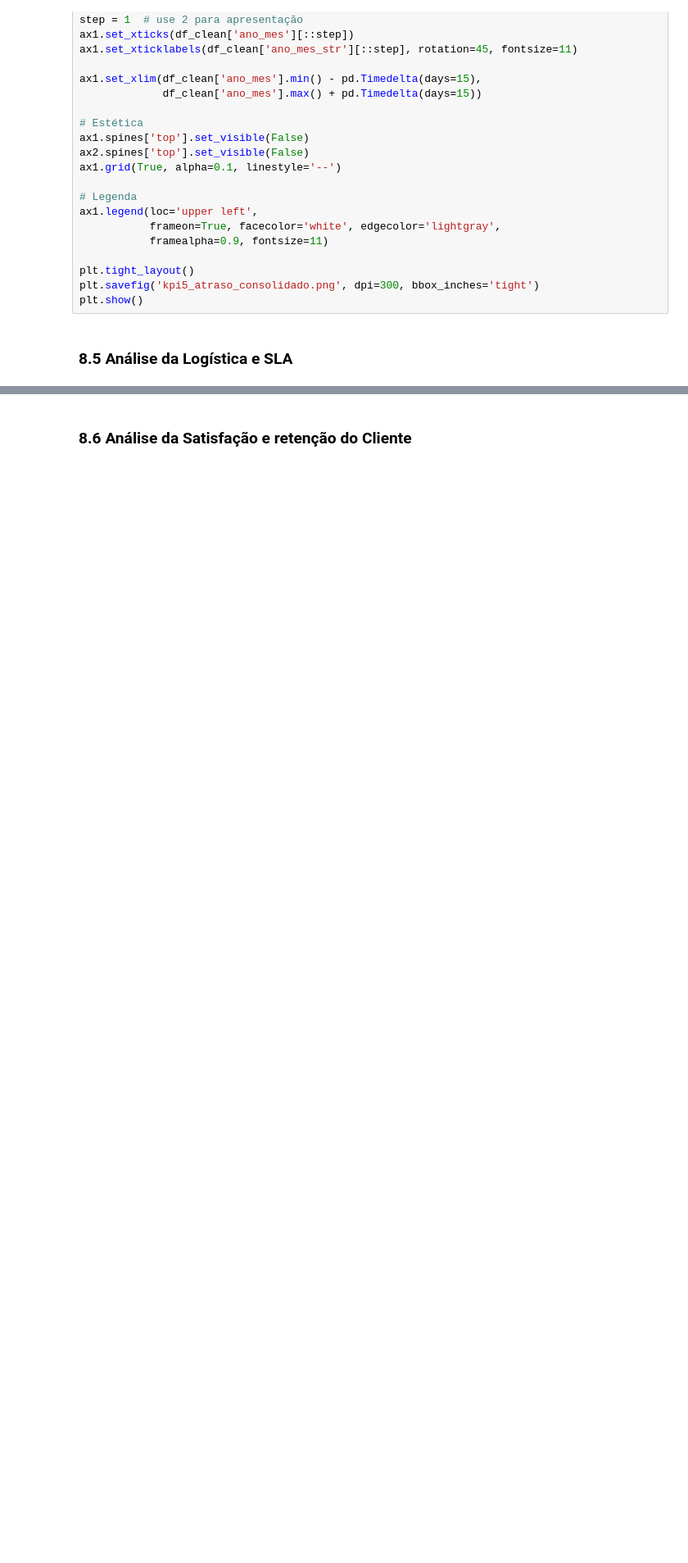
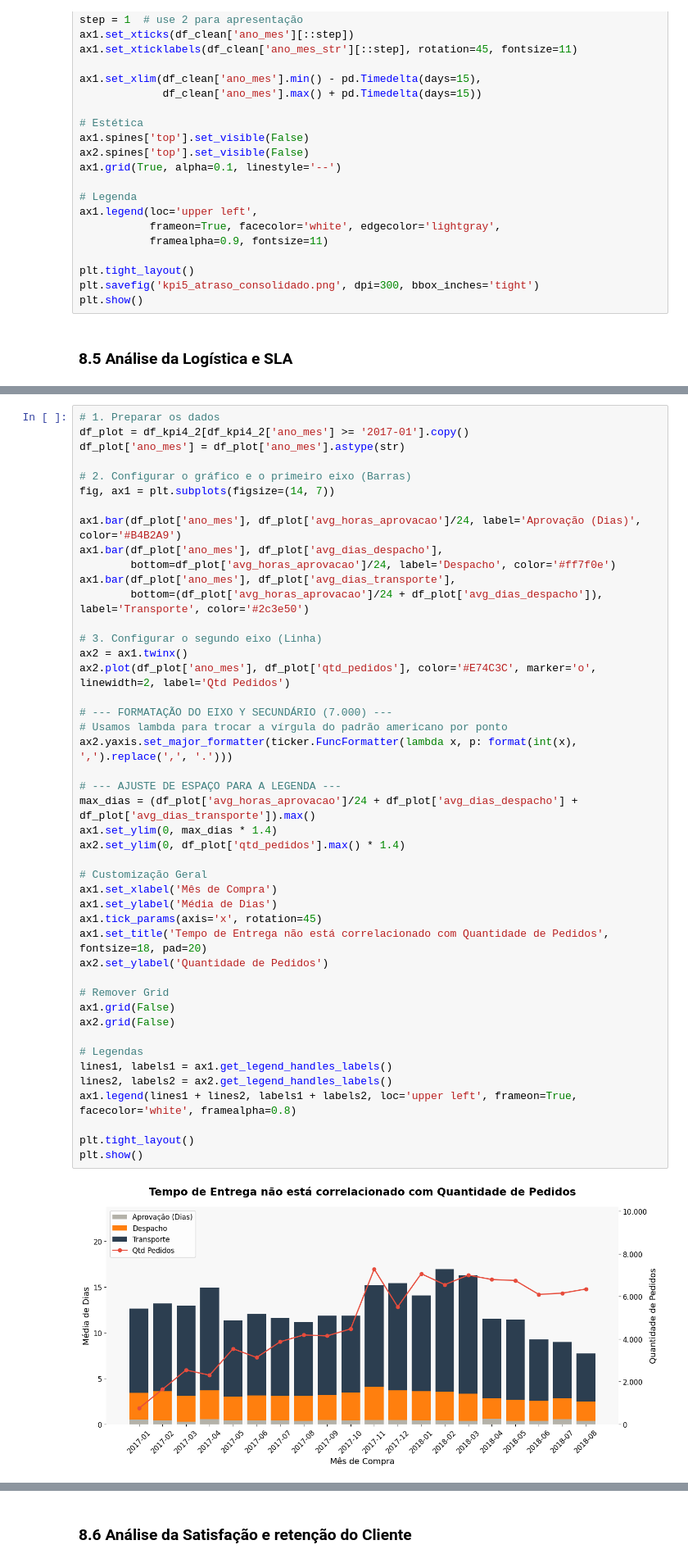
Before and after one commit to evellynjardini/Data-Analytics---Grupo-24, a Jupyter notebook: 1 - Projeto-Olist-KPIs/notebooks/Tech_Challenge_Grupo24_.ipynb, the cells around one changed output, grey strips where cells are left out. Shown at 82% size. Drawn from its saved outputs; the diff is of its cells as text; blank space fills up the shorter version.

```diff
--- a/1 - Projeto-Olist-KPIs/notebooks/Tech_Challenge_Grupo24_.ipynb
+++ b/1 - Projeto-Olist-KPIs/notebooks/Tech_Challenge_Grupo24_.ipynb
@@ -3194,0 +3212,47 @@ df_kpi4
+# %%
+# 1. Preparar os dados
+df_plot = df_kpi4_2[df_kpi4_2['ano_mes'] >= '2017-01'].copy()
+df_plot['ano_mes'] = df_plot['ano_mes'].astype(str)
+
+# 2. Configurar o gráfico e o primeiro eixo (Barras)
+fig, ax1 = plt.subplots(figsize=(14, 7))
+
+ax1.bar(df_plot['ano_mes'], df_plot['avg_horas_aprovacao']/24, label='Aprovação (Dias)', color='#B4B2A9')
+ax1.bar(df_plot['ano_mes'], df_plot['avg_dias_despacho'],
+        bottom=df_plot['avg_horas_aprovacao']/24, label='Despacho', color='#ff7f0e')
+ax1.bar(df_plot['ano_mes'], df_plot['avg_dias_transporte'],
+        bottom=(df_plot['avg_horas_aprovacao']/24 + df_plot['avg_dias_despacho']), label='Transporte', color='#2c3e50')
+
+# 3. Configurar o segundo eixo (Linha)
+ax2 = ax1.twinx()
+ax2.plot(df_plot['ano_mes'], df_plot['qtd_pedidos'], color='#E74C3C', marker='o', linewidth=2, label='Qtd Pedidos')
+
+# --- FORMATAÇÃO DO EIXO Y SECUNDÁRIO (7.000) ---
+# Usamos lambda para trocar a vírgula do padrão americano por ponto
+ax2.yaxis.set_major_formatter(ticker.FuncFormatter(lambda x, p: format(int(x), ',').replace(',', '.')))
+
+# --- AJUSTE DE ESPAÇO PARA A LEGENDA ---
+max_dias = (df_plot['avg_horas_aprovacao']/24 + df_plot['avg_dias_despacho'] + df_plot['avg_dias_transporte']).max()
+ax1.set_ylim(0, max_dias * 1.4)
+ax2.set_ylim(0, df_plot['qtd_pedidos'].max() * 1.4)
+
+# Customização Geral
+ax1.set_xlabel('Mês de Compra')
+ax1.set_ylabel('Média de Dias')
+ax1.tick_params(axis='x', rotation=45)
+ax1.set_title('Tempo de Entrega não está correlacionado com Quantidade de Pedidos', fontsize=18, pad=20)
+ax2.set_ylabel('Quantidade de Pedidos')
+
+# Remover Grid
+ax1.grid(False)
+ax2.grid(False)
+
+# Legendas
+lines1, labels1 = ax1.get_legend_handles_labels()
+lines2, labels2 = ax2.get_legend_handles_labels()
+ax1.legend(lines1 + lines2, labels1 + labels2, loc='upper left', frameon=True, facecolor='white', framealpha=0.8)
+
+plt.tight_layout()
+plt.show()
+# %% [output]
+[figure, added]
```
Also changed, not shown: parts of 4 cells of this notebook.
